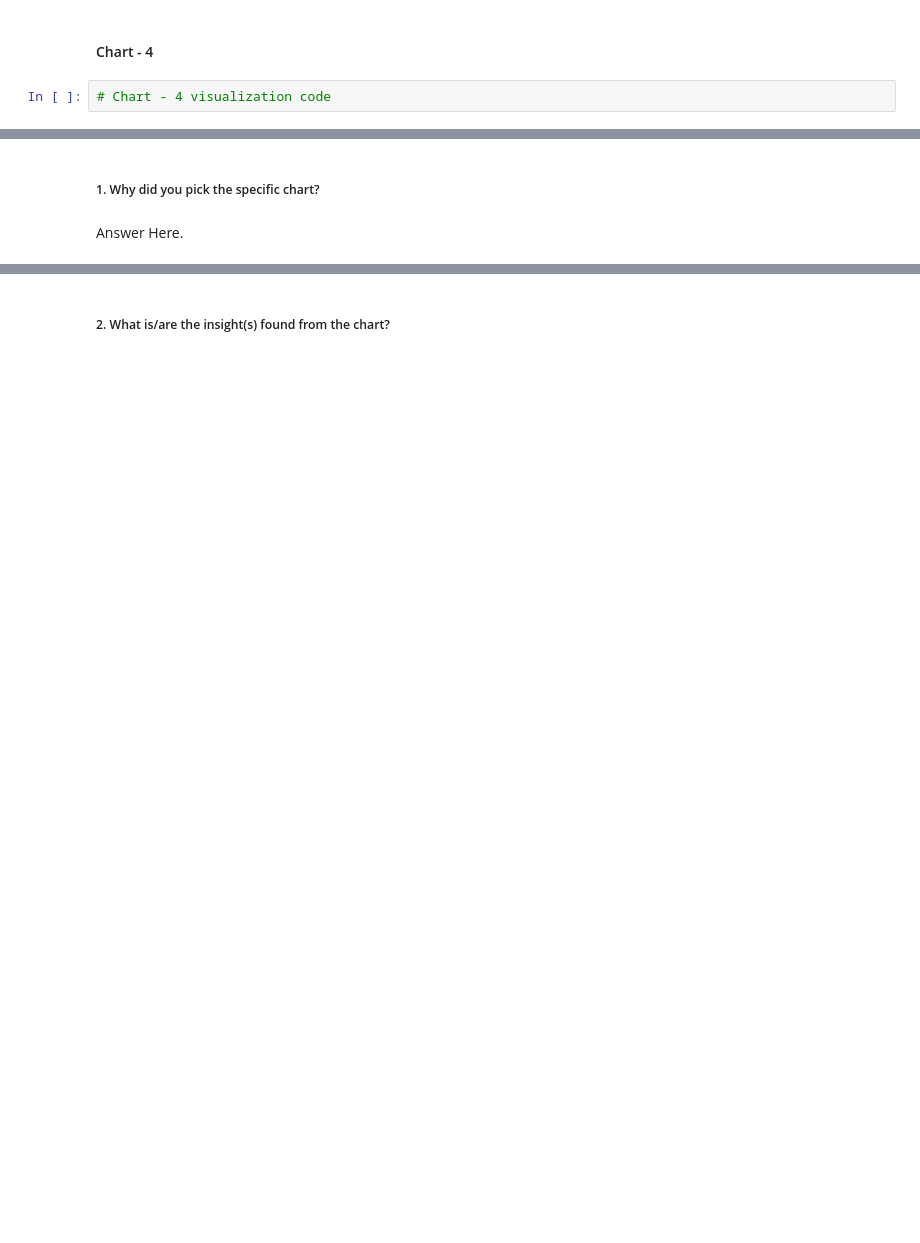
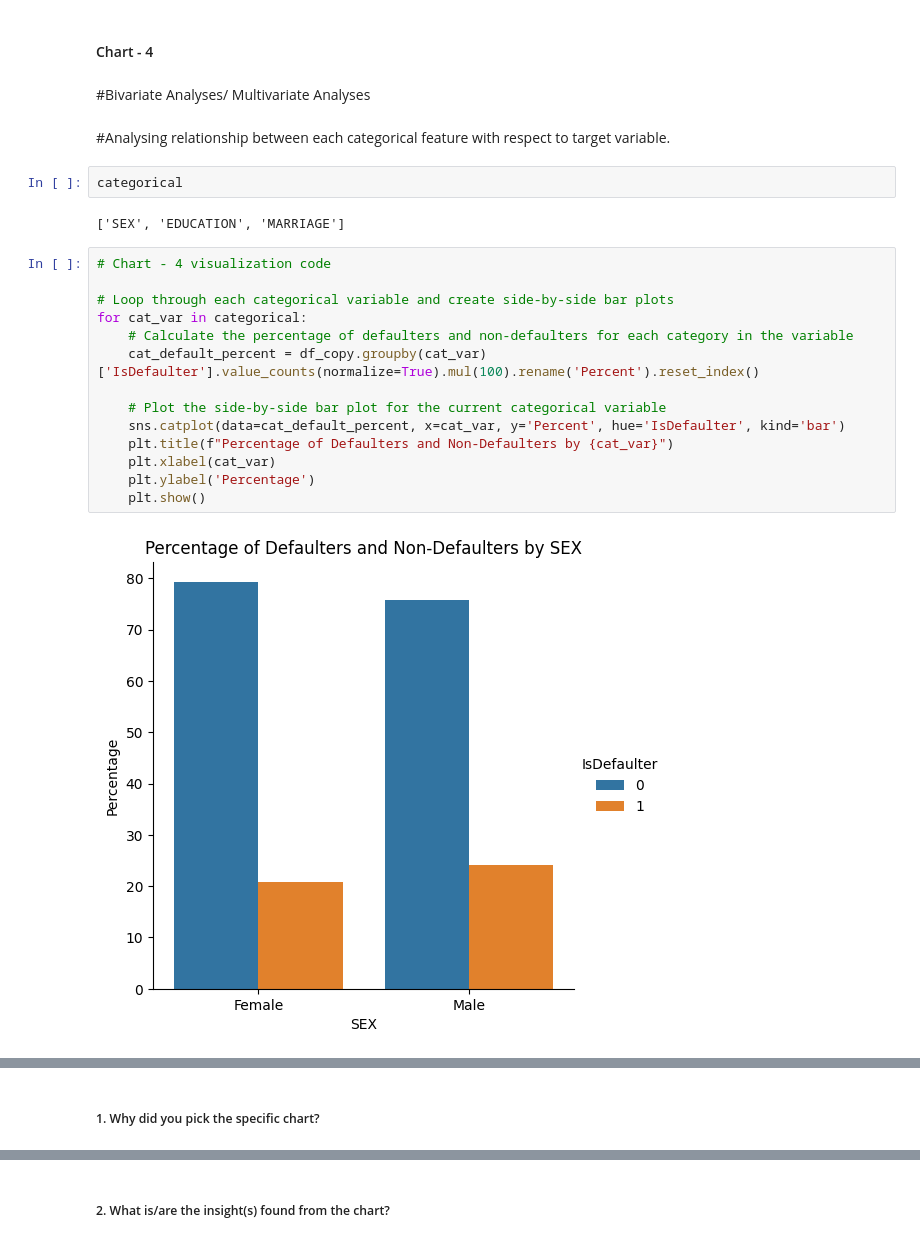
Before and after one commit to subhashsomarouthu/Credit_Card_Default_Prediction, a Jupyter notebook: Credit_Card_Default_Prediction.ipynb, the cells around one changed output, grey strips where cells are left out. Cells and saved outputs as stored; diff of their text form; blank space fills up the shorter version.

```diff
--- a/Credit_Card_Default_Prediction.ipynb
+++ b/Credit_Card_Default_Prediction.ipynb
@@ -487,4 +573,26 @@ Answer Here
 # %% [markdown]
 #### Chart - 4
-# %%
-# Chart - 4 visualization code
+# %% [markdown]
+#Bivariate Analyses/ Multivariate Analyses
+# %% [markdown]
+#Analysing relationship between each categorical feature with respect to target variable.
+# %%
+categorical
+# %% [output]
+['SEX', 'EDUCATION', 'MARRIAGE']
+# %%
+# Chart - 4 visualization code
+
+# Loop through each categorical variable and create side-by-side bar plots
+for cat_var in categorical:
+    # Calculate the percentage of defaulters and non-defaulters for each category in the variable
+    cat_default_percent = df_copy.groupby(cat_var)['IsDefaulter'].value_counts(normalize=True).mul(100).rename('Percent').reset_index()
+
+    # Plot the side-by-side bar plot for the current categorical variable
+    sns.catplot(data=cat_default_percent, x=cat_var, y='Percent', hue='IsDefaulter', kind='bar')
+    plt.title(f"Percentage of Defaulters and Non-Defaulters by {cat_var}")
+    plt.xlabel(cat_var)
+    plt.ylabel('Percentage')
+    plt.show()
+# %% [output]
+[figure, added]
@@ -491,4 +601,2 @@ Answer Here
 # %% [markdown]
 ##### 1. Why did you pick the specific chart?
-# %% [markdown]
-Answer Here.
```
Also changed, not shown: parts of 41 cells of this notebook.
